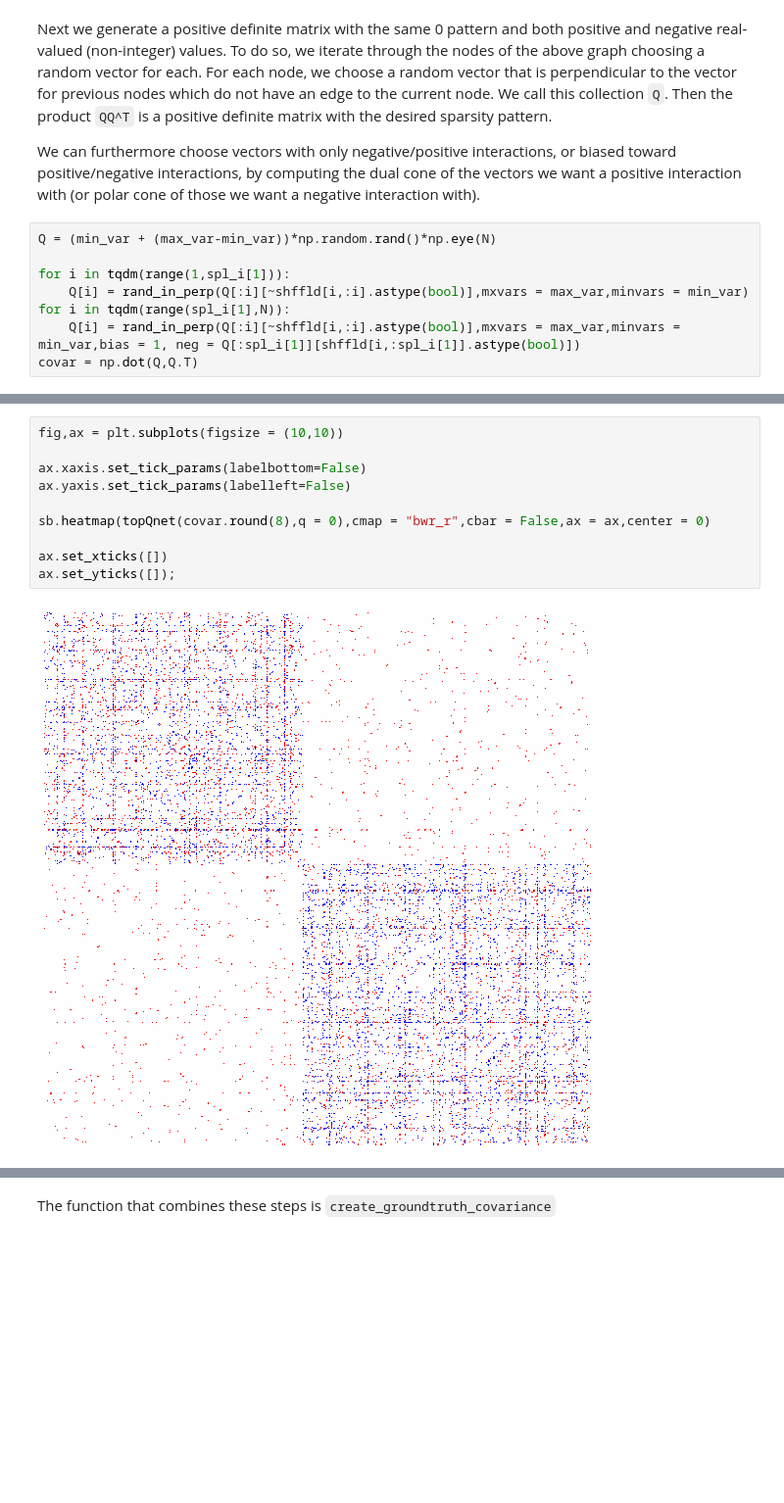
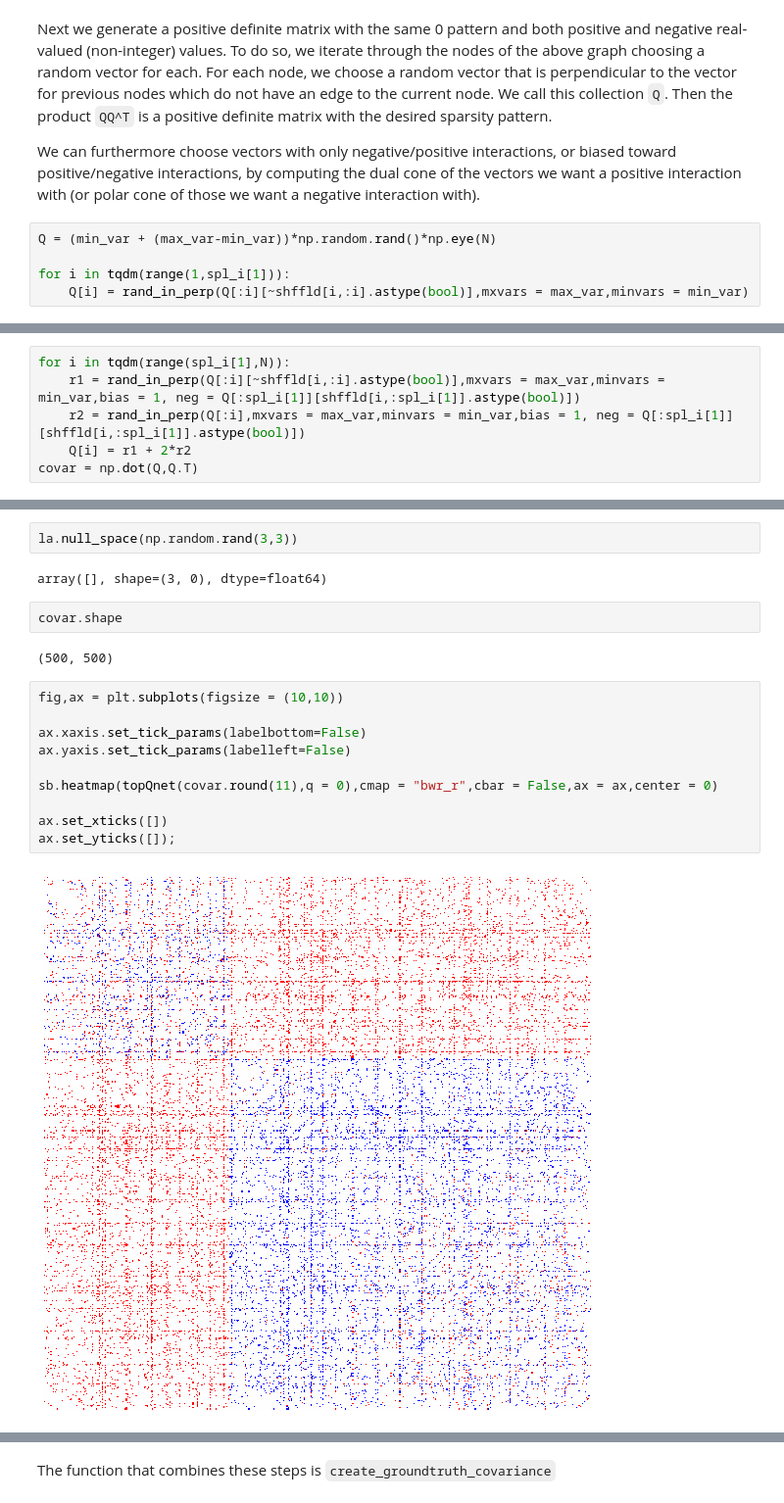
Before and after one commit to LANL-Bioinformatics/synthetic_transkingdom_data, a Jupyter notebook: Generating Synthetic Data.ipynb, the cells around one changed output, grey strips where cells are left out. Shown at 98% size. Drawn from its saved outputs; the diff is of its cells as text; blank space fills up the shorter version.

Commit message:
updated figures for original results

```diff
--- a/Generating Synthetic Data.ipynb
+++ b/Generating Synthetic Data.ipynb
@@ -334,6 +351,3 @@ Q = (min_var + (max_var-min_var))*np.random.rand()*np.eye(N)
 
 for i in tqdm(range(1,spl_i[1])):
     Q[i] = rand_in_perp(Q[:i][~shffld[i,:i].astype(bool)],mxvars = max_var,minvars = min_var)
-for i in tqdm(range(spl_i[1],N)):
-    Q[i] = rand_in_perp(Q[:i][~shffld[i,:i].astype(bool)],mxvars = max_var,minvars = min_var,bias = 1, neg = Q[:spl_i[1]][shffld[i,:spl_i[1]].astype(bool)])
-covar = np.dot(Q,Q.T)
@@ -339,0 +366,6 @@ covar = np.dot(Q,Q.T)
+# %%
+for i in tqdm(range(spl_i[1],N)):
+    r1 = rand_in_perp(Q[:i][~shffld[i,:i].astype(bool)],mxvars = max_var,minvars = min_var,bias = 1, neg = Q[:spl_i[1]][shffld[i,:spl_i[1]].astype(bool)])
+    r2 = rand_in_perp(Q[:i],mxvars = max_var,minvars = min_var,bias = 1, neg = Q[:spl_i[1]][shffld[i,:spl_i[1]].astype(bool)])
+    Q[i] = r1 + 2*r2
+covar = np.dot(Q,Q.T)
@@ -340,12 +380,20 @@ covar = np.dot(Q,Q.T)
+# %%
+la.null_space(np.random.rand(3,3))
+# %% [output]
+array([], shape=(3, 0), dtype=float64)
+# %%
+covar.shape
+# %% [output]
+(500, 500)
 # %%
 fig,ax = plt.subplots(figsize = (10,10))
 
 ax.xaxis.set_tick_params(labelbottom=False)
 ax.yaxis.set_tick_params(labelleft=False)
 
-sb.heatmap(topQnet(covar.round(8),q = 0),cmap = "bwr_r",cbar = False,ax = ax,center = 0)
+sb.heatmap(topQnet(covar.round(11),q = 0),cmap = "bwr_r",cbar = False,ax = ax,center = 0)
 
 ax.set_xticks([])
 ax.set_yticks([]);
 # %% [output]
-[figure, old version]
+[figure, new version]
```
Also changed, not shown: parts of 35 cells of this notebook.
